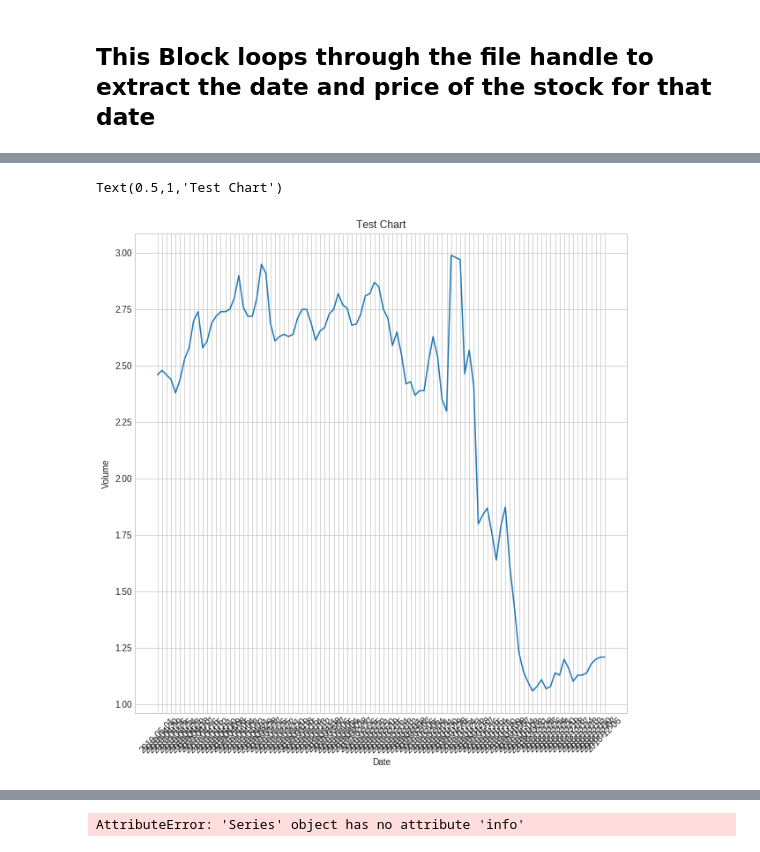
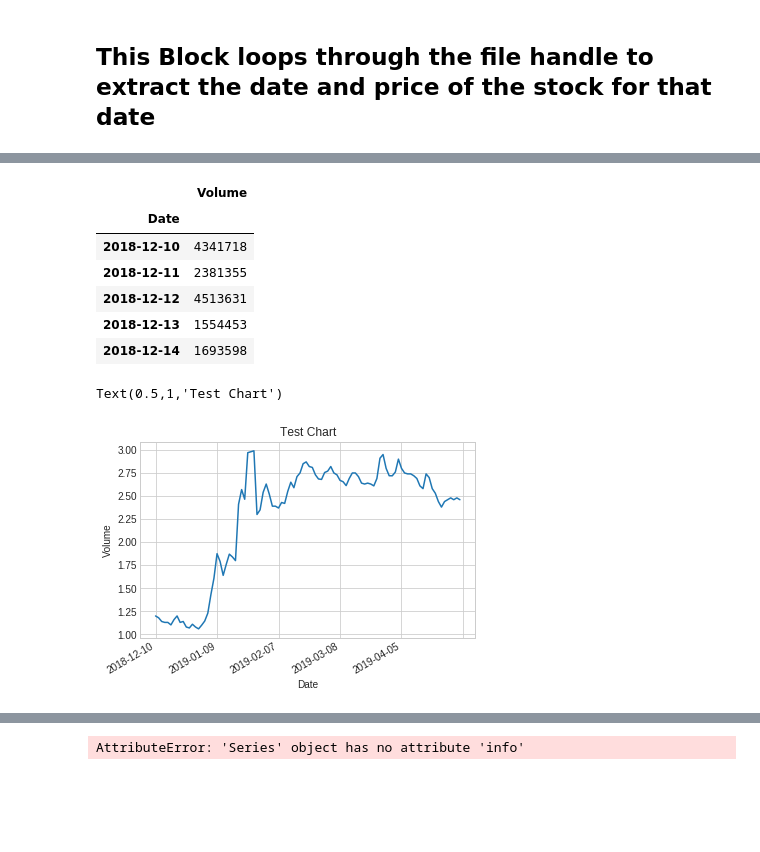
Before and after one commit to ctd1077/AVapi, a Jupyter notebook: AVapi.ipynb, the cells around one changed output, grey strips where cells are left out. Saved outputs shown, nothing was run; the diff lists cells and outputs as text; code cells hidden in the pictures; blank space fills up the shorter version.

Commit message:
plt reversed dates and changed x axis ticks

```diff
--- a/AVapi.ipynb
+++ b/AVapi.ipynb
@@ -113,6 +108,5 @@ def createDframe(fhand):
                         lst.append([date,nums])
     df = pd.DataFrame(lst,columns=['Date','Price'])
     df = df.set_index('Date')
+    df.sort_index(inplace=True)
     return df
-
-createDframe(fhand)
@@ -178,18 +143,27 @@ createDframe2(fhand)
+# %%
+createDframe2(fhand).head()
+# %% [output]
+|  | Volume |
+| Date |  |
+| 2018-12-10 | 4341718 |
+| 2018-12-11 | 2381355 |
+| 2018-12-12 | 4513631 |
+| 2018-12-13 | 1554453 |
+| 2018-12-14 | 1693598 |
 # %%
 """Test Chart
-Still need to reverse the x axis
-Plus change xticker"""
+Still need to change xticker"""
 %matplotlib inline
 df = createDframe(fhand)
 df = df['Price'].astype(float)
 plt.style.use('seaborn-whitegrid')
-plt.figure(figsize=(10,10))
-plt.xticks(rotation=45)
-#fig.autofmt_xdate()
-plt.plot(df)
+fig, ax = plt.subplots()
+fig.autofmt_xdate()
+ax.xaxis.set_major_locator(MaxNLocator(nbins=6))
+ax.plot(df)
 plt.xlabel('Date')
 plt.ylabel('Volume')
 plt.title('Test Chart')
 # %% [output]
 Text(0.5,1,'Test Chart')
-[figure, old version]
+[figure, new version]
```
Also changed, not shown: parts of 9 cells of this notebook.
